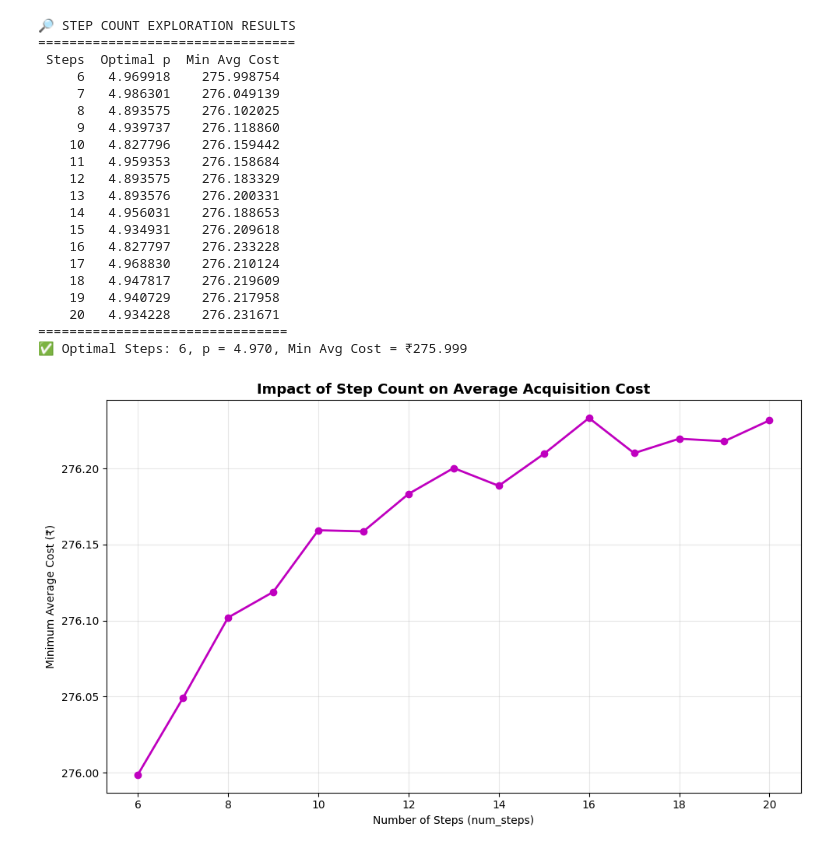
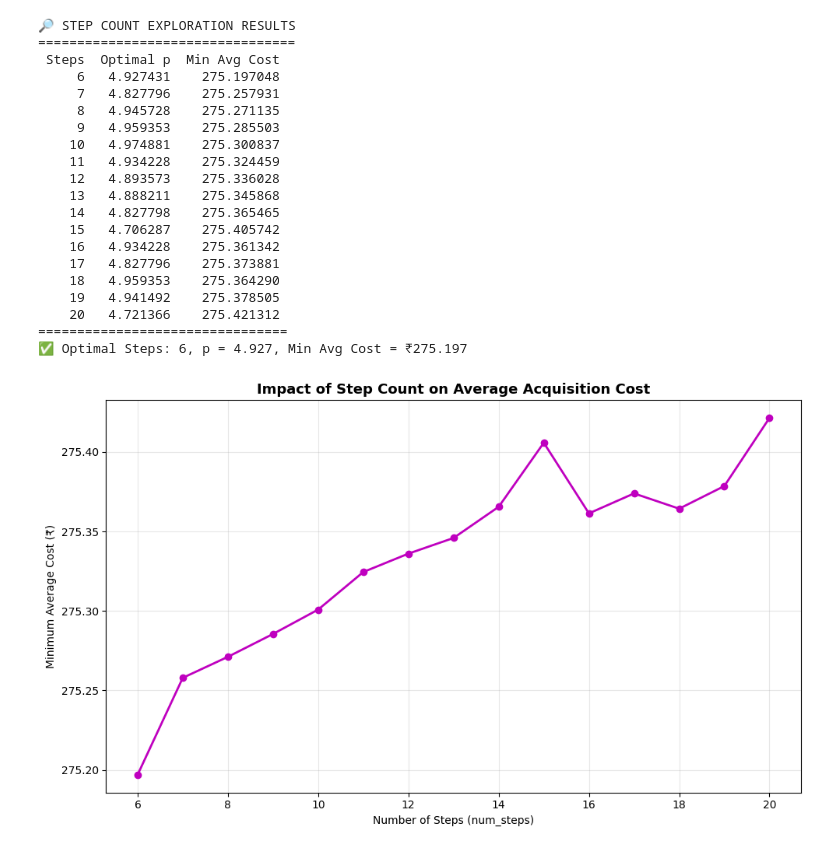
Before and after one commit to techraiders/DeepLearningProjects, a Jupyter notebook: investment-manager/cost-analyzer/one-over-p-averaging.ipynb, the cells around one changed output. Drawn from its saved outputs; the diff is of its cells as text; code cells hidden in the pictures.

```diff
--- a/investment-manager/cost-analyzer/one-over-p-averaging.ipynb
+++ b/investment-manager/cost-analyzer/one-over-p-averaging.ipynb
@@ -1 +9,18 @@
+# %%
+########################### GTT ORDERS CONSTANTS ####################
+EXCHANGE = KiteConnect.EXCHANGE_NSE
+TRANSACTION_TYPE = KiteConnect.TRANSACTION_TYPE_BUY
+PRODUCT = KiteConnect.PRODUCT_CNC
+ORDER_TYPE = KiteConnect.ORDER_TYPE_LIMIT
+VALIDITY = KiteConnect.VALIDITY_DAY
+GTT_ACTION = "create"
+NOTES = "LongTerm: Created by Python Program"
+BULK_GTT_ORDERS_CSV_FILE_PATH = "../order-management/reports/bulk-gtt-orders.csv"
+
+# NIFTY INDICES MARKET CAPs in LAKH CRORES
+NIFTY_TOTAL_MARKET_CAP = 440.40
+NIFTY_50_MARKET_CAP = 206.20
+NIFTY_200_ALPHA_30_MARKET_CAP = 80.72
+NIFTY_ALPHA_50_MARKET_CAP = 70.39
+NIFTY_SMLCAP_250_MARKET_CAP = 46.55
 # %%
@@ -235,7 +266,7 @@ def main():
 
     # Compute remaining investable amount if holdings exist
     invested_value = CURRENTLY_HOLDING_QUANTITY * CURRENT_AVG_COST
-    remaining_investment = max(TOTAL_INVESTMENT_BUDGET - invested_value, 0)
+    remaining_investment = max(BUDGET_FOR_SYMBOL - invested_value, 0)
 
     # === Optimization over step counts ===
     best_cfg, df_summary = find_optimal_steps(
@@ -274,50 +305,50 @@ def main():
     opt_p = best_cfg["Optimal p"]
     df, total_qty_new, total_spent_new, min_avg_cost = simulate_dca(
         prices, remaining_investment, opt_p
     )
 
     # === Reporting & Plotting ===
     plot_and_report(
         df,
         prices,
         total_qty_new,
         total_spent_new,
         FINAL_PRICE,
         opt_p,
         min_avg_cost,
         TARGET_SELL_PRICE,
         CURRENTLY_HOLDING_QUANTITY,
         CURRENT_AVG_COST,
     )
 
 
 # =====================================================
 # ENTRY POINT
 # =====================================================
 if __name__ == "__main__":
     main()
 # %% [output]
 🔎 STEP COUNT EXPLORATION RESULTS
 =================================
  Steps  Optimal p  Min Avg Cost
-     6   4.969918    275.998754
-     7   4.986301    276.049139
-     8   4.893575    276.102025
-     9   4.939737    276.118860
-    10   4.827796    276.159442
-    11   4.959353    276.158684
-    12   4.893575    276.183329
-    13   4.893576    276.200331
-    14   4.956031    276.188653
-    15   4.934931    276.209618
-    16   4.827797    276.233228
-    17   4.968830    276.210124
-    18   4.947817    276.219609
-    19   4.940729    276.217958
-    20   4.934228    276.231671
+     6   4.927431    275.197048
+     7   4.827796    275.257931
+     8   4.945728    275.271135
+     9   4.959353    275.285503
+    10   4.974881    275.300837
+    11   4.934228    275.324459
+    12   4.893573    275.336028
+    13   4.888211    275.345868
+    14   4.827798    275.365465
+    15   4.706287    275.405742
+    16   4.934228    275.361342
+    17   4.827796    275.373881
+    18   4.959353    275.364290
+    19   4.941492    275.378505
+    20   4.721366    275.421312
 ================================
-✅ Optimal Steps: 6, p = 4.970, Min Avg Cost = ₹275.999
+✅ Optimal Steps: 6, p = 4.927, Min Avg Cost = ₹275.197
-[figure, old version]
+[figure, new version]
 💹 OPTIMIZED RUPEE-COST-AVERAGING STRATEGY
 ==================================================================================================================
  Step  Price (₹)  Discount (%)  Quantity  Invested (₹)  Cum. Qty  Cum. Cost (₹)  Avg. Cost (₹)   P&L (₹)  P&L (%)
```
Also changed, not shown: parts of 4 cells of this notebook, 2 other files.
